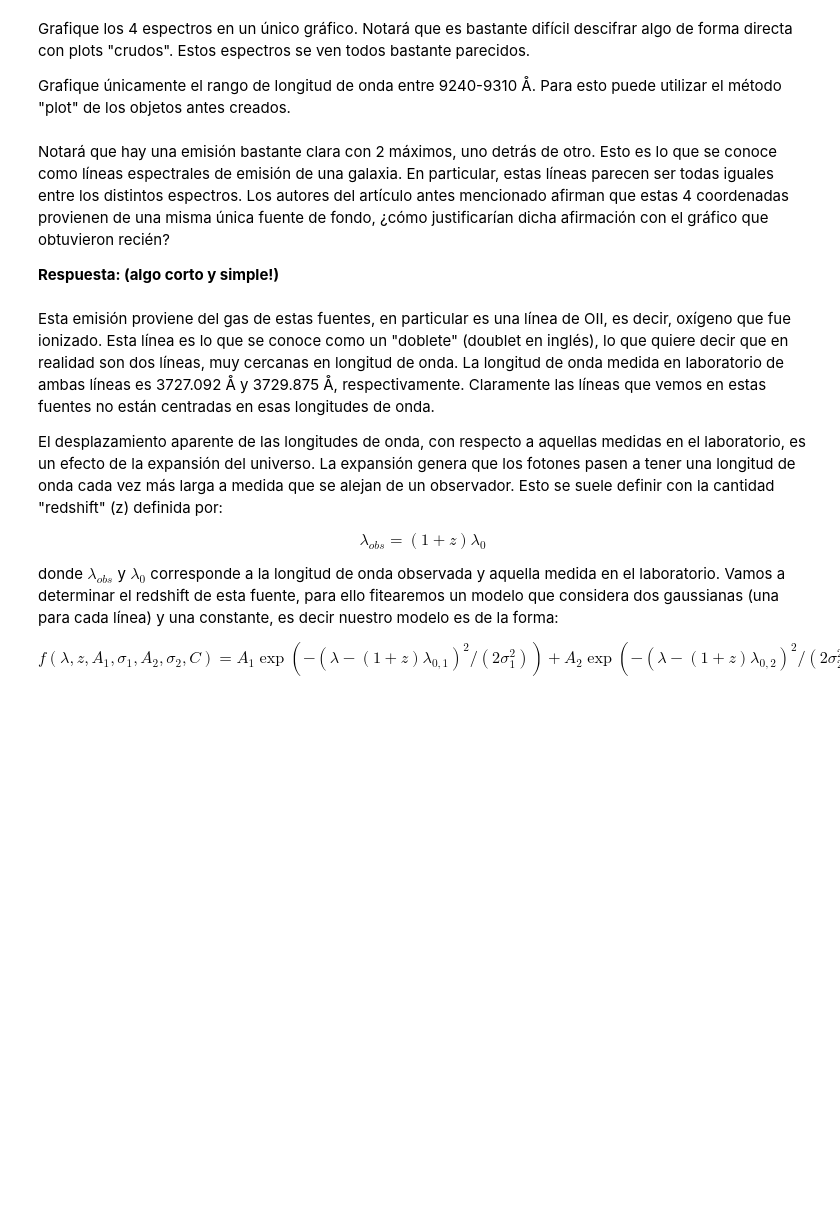
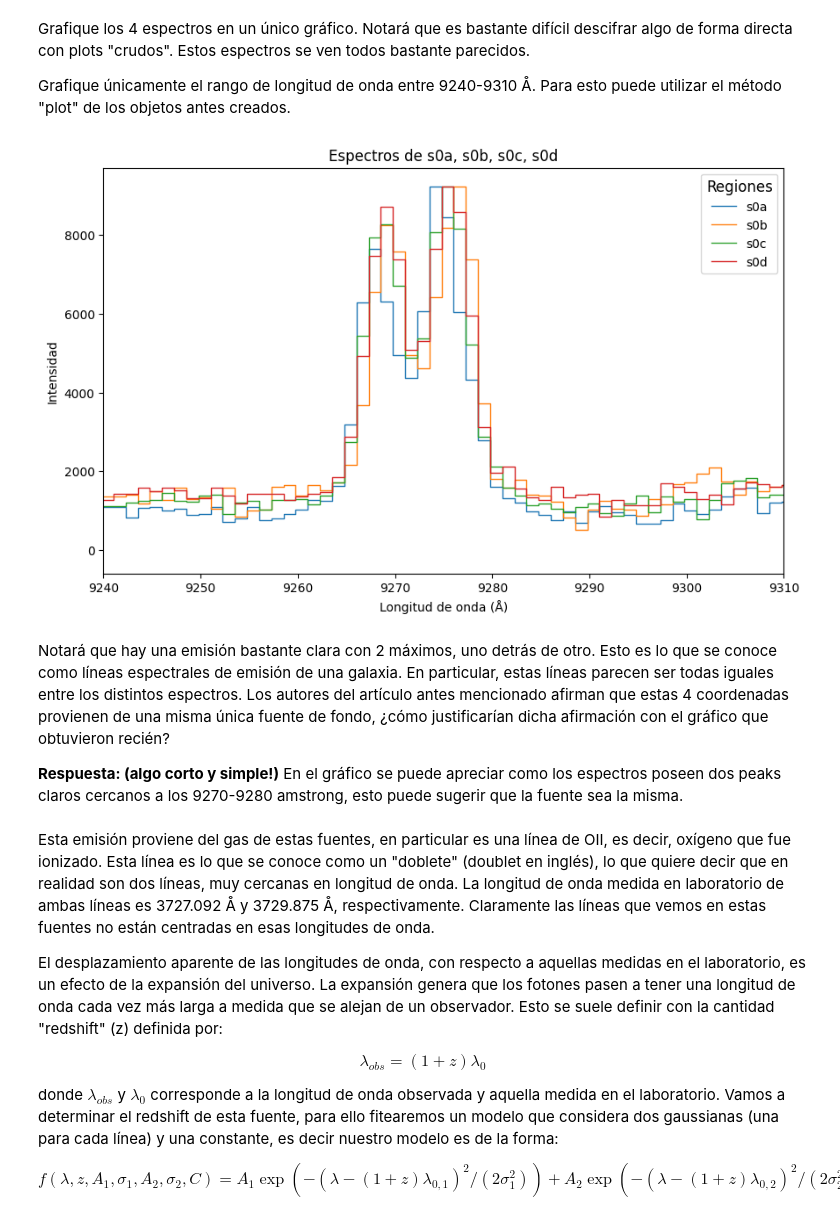
Before and after one commit to martinmaturana777/Tarea-4, a Jupyter notebook: Tarea4.ipynb, the cells around one changed output. Drawn from its saved outputs; the diff is of its cells as text; code cells hidden in the pictures; blank space fills up the shorter version.

```diff
--- a/Tarea4.ipynb
+++ b/Tarea4.ipynb
@@ -221,10 +221,11 @@ import mpdaf as mpdaf
 # s0(d) =  9:21:25.781, 18:10:24.64    (RA, DEC)
 
 # Cree un objeto SkyCoord para cada una de las coordenadas anteriores.
-s0a =
-s0b =
-s0c =
-s0d =
+#unidades en sistema ecuatorial estándar
+s0a = SkyCoord('9h21m25.040s', '18d10m12.27s', frame='icrs')
+s0b = SkyCoord('9h21m25.858s', '18d10m07.24s', frame='icrs')
+s0c = SkyCoord('9h21m26.439s', '18d10m13.60s', frame='icrs')
+s0d = SkyCoord('9h21m25.781s', '18d10m24.64s', frame='icrs')
 
 # Esto mostrará las coordenadas en grados de la primera coordenada.
 print('s0a = (RA, DEC) = ',s0a.ra.value,',' ,s0a.dec.value)
@@ -246,7 +247,15 @@ Un pequeño hint: el centro debe ser de la forma (dec, ra) y cada coordenada con
 # Rellene el código a continuación reemplazando el "CENTRO" y "radio", según corresponda.
 # Note que ya le hemos indicado al método las unidades de medida, por lo que debe ser consistente.
 
-espectro_s0a = cube.aperture(CENTRO, RADIO, unit_center=u.deg, unit_radius=u.arcsec)
-espectro_s0b = cube.aperture(CENTRO, RADIO, unit_center=u.deg, unit_radius=u.arcsec)
-espectro_s0c = cube.aperture(CENTRO, RADIO, unit_center=u.deg, unit_radius=u.arcsec)
-espectro_s0d = cube.aperture(CENTRO, RADIO, unit_center=u.deg, unit_radius=u.arcsec)
+#obetenemos las coordenadas
+CENTRO_A=(s0a.dec.value, s0a.ra.value)
+CENTRO_B=(s0b.dec.value, s0b.ra.value)
+CENTRO_C=(s0c.dec.value, s0c.ra.value)
+CENTRO_D=(s0d.dec.value, s0d.ra.value)
+
+RADIO= 1 #1 arcsec ya que el diam es 2
+#creamos los espectros
+espectro_s0a = cube.aperture(CENTRO_A, RADIO, unit_center=u.deg, unit_radius=u.arcsec)
+espectro_s0b = cube.aperture(CENTRO_B, RADIO, unit_center=u.deg, unit_radius=u.arcsec )
+espectro_s0c = cube.aperture(CENTRO_C, RADIO, unit_center=u.deg, unit_radius=u.arcsec)
+espectro_s0d = cube.aperture(CENTRO_D, RADIO, unit_center=u.deg, unit_radius=u.arcsec )
@@ -260,10 +276,27 @@ Para esto puede utilizar el método "plot" de los objetos antes creados.
+# %%
+# Inserte su gráfico a continuación:
+plt.figure(figsize=(10, 6))
+#espectros
+espectro_s0a.plot(9240, 9310, label='s0a')
+espectro_s0b.plot(9240, 9310,label='s0b')
+espectro_s0c.plot(9240, 9310,label='s0c')
+espectro_s0d.plot(9240, 9310,label='s0d')
+#formalidades
+plt.title('Espectros de s0a, s0b, s0c, s0d')
+plt.xlabel('Longitud de onda (Å)')
+plt.ylabel('Intensidad')
+plt.legend(title='Regiones', fontsize=10, title_fontsize='12')
+plt.xlim(9240, 9310)
+plt.show()
+# %% [output]
+[figure, added]
 # %% [markdown]
 
 Notará que hay una emisión bastante clara con 2 máximos, uno detrás de otro.
 Esto es lo que se conoce como líneas espectrales de emisión de una galaxia.
 En particular, estas líneas parecen ser todas iguales entre los distintos espectros. Los autores del artículo antes mencionado afirman que estas 4 coordenadas provienen de una misma única fuente de fondo, ¿cómo justificarían dicha afirmación con el gráfico que obtuvieron recién?
 
-**Respuesta: (algo corto y simple!)**
+**Respuesta: (algo corto y simple!)** En el gráfico se puede apreciar como los  espectros poseen dos peaks claros cercanos a los 9270-9280 amstrong, esto puede sugerir que la fuente sea la misma.
 # %% [markdown]
 Esta emisión proviene del gas de estas fuentes, en particular es una línea de  OII, es decir, oxígeno que fue ionizado. Esta línea es lo que se conoce como un "doblete" (doublet en inglés), lo que quiere decir que en realidad son dos líneas, muy cercanas en longitud de onda. La longitud de onda medida en laboratorio de ambas líneas es 3727.092 Å y 3729.875 Å, respectivamente. Claramente las líneas que vemos en estas fuentes no están centradas en esas longitudes de onda.
 
```
Also changed, not shown: parts of 7 cells of this notebook.
